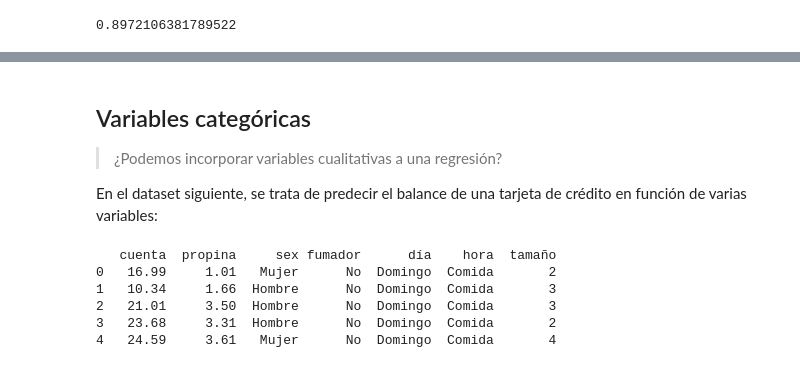
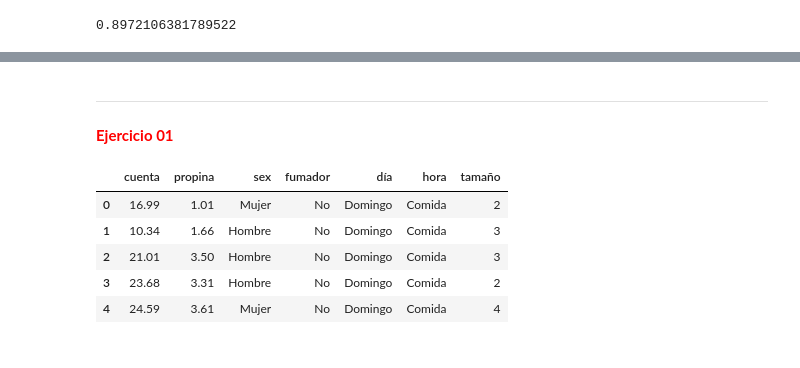
Before and after one commit to dgtrabada/python, a Jupyter notebook: 11_Scikit_learn/02_regresion-multiple.ipynb, the cells around one changed output, grey strips where cells are left out. Saved outputs shown, nothing was run; the diff lists cells and outputs as text; code cells hidden in the pictures.

```diff
--- a/11_Scikit_learn/02_regresion-multiple.ipynb
+++ b/11_Scikit_learn/02_regresion-multiple.ipynb
@@ -503,16 +351,13 @@ Vemos que sin la variable **newspaper** obtenemos casi el mismo valor de R-squar
-# %% [markdown]
-## Variables categóricas
-
-> ¿Podemos incorporar variables cualitativas a una regresión?
-
-En el dataset siguiente, se trata de predecir el balance de una tarjeta de crédito en función de varias variables:
+# %% [markdown]
+<hr>
+<b><font color='red'>Ejercicio 01</font></b>
 # %%
-credit = pd.read_csv('../09_Pandas/cuentas.csv')
-credit.head()
+tips = pd.read_csv('../09_Pandas/cuentas.csv')
+tips.head()
 # %% [output]
-   cuenta  propina     sex fumador      día    hora  tamaño
-0   16.99     1.01   Mujer      No  Domingo  Comida       2
-1   10.34     1.66  Hombre      No  Domingo  Comida       3
-2   21.01     3.50  Hombre      No  Domingo  Comida       3
-3   23.68     3.31  Hombre      No  Domingo  Comida       2
-4   24.59     3.61   Mujer      No  Domingo  Comida       4
+|  | cuenta | propina | sex | fumador | día | hora | tamaño |
+| 0 | 16.99 | 1.01 | Mujer | No | Domingo | Comida | 2 |
+| 1 | 10.34 | 1.66 | Hombre | No | Domingo | Comida | 3 |
+| 2 | 21.01 | 3.50 | Hombre | No | Domingo | Comida | 3 |
+| 3 | 23.68 | 3.31 | Hombre | No | Domingo | Comida | 2 |
+| 4 | 24.59 | 3.61 | Mujer | No | Domingo | Comida | 4 |
```
Also changed, not shown: parts of 52 cells of this notebook, 2 other files.
